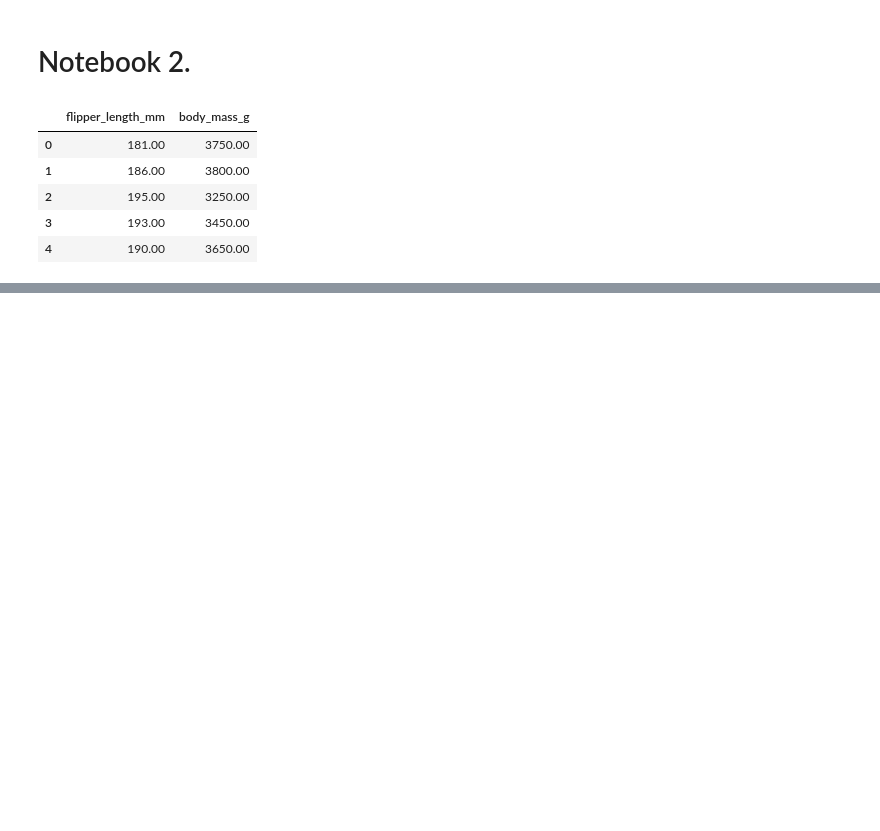
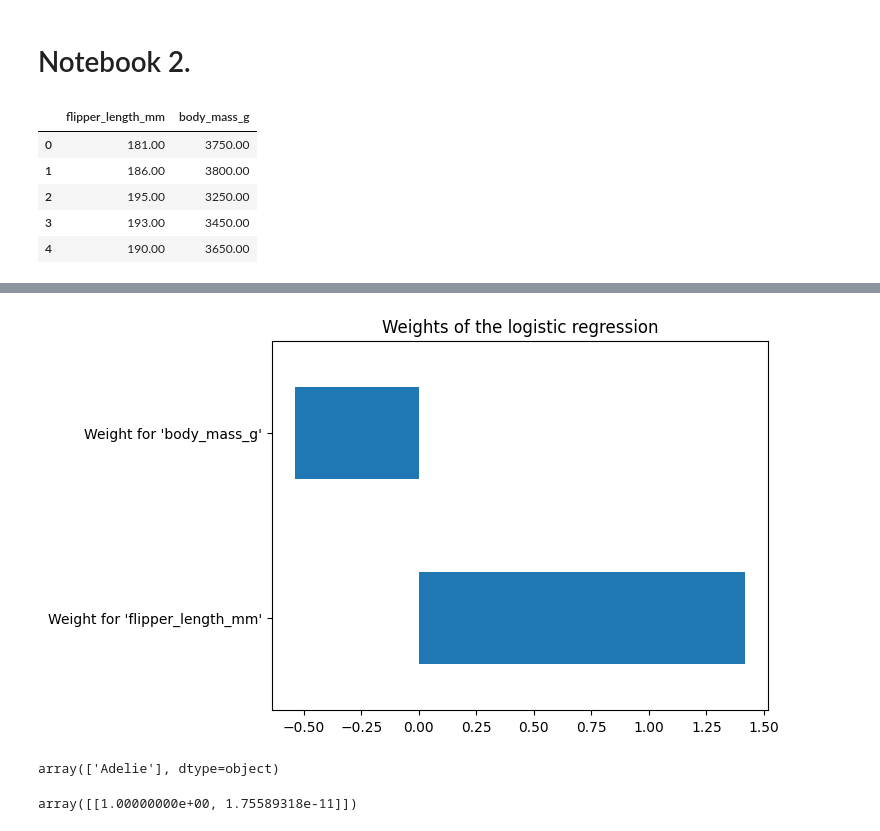
Before and after one commit to DavidGuzzi/inria, a Jupyter notebook: module_4.ipynb, the cells around one changed output, grey strips where cells are left out. Saved outputs shown, nothing was run; the diff lists cells and outputs as text; code cells hidden in the pictures; blank space fills up the shorter version.

```diff
--- a/module_4.ipynb
+++ b/module_4.ipynb
@@ -123,0 +270,17 @@ penguins.head()
+# %%
+weights.plot.barh()
+_ = plt.title("Weights of the logistic regression")
+# %% [output]
+[figure, added]
+# %%
+test_penguin = pd.DataFrame(
+    {'flipper_length_mm': [45], 'body_mass_g': [17]}
+)
+logistic_regression.predict(test_penguin)
+# %% [output]
+array(['Adelie'], dtype=object)
+# %%
+y_pred_proba = logistic_regression.predict_proba(test_penguin)
+y_pred_proba
+# %% [output]
+array([[1.00000000e+00, 1.75589318e-11]])
```
Also changed, not shown: parts of 16 cells of this notebook.
